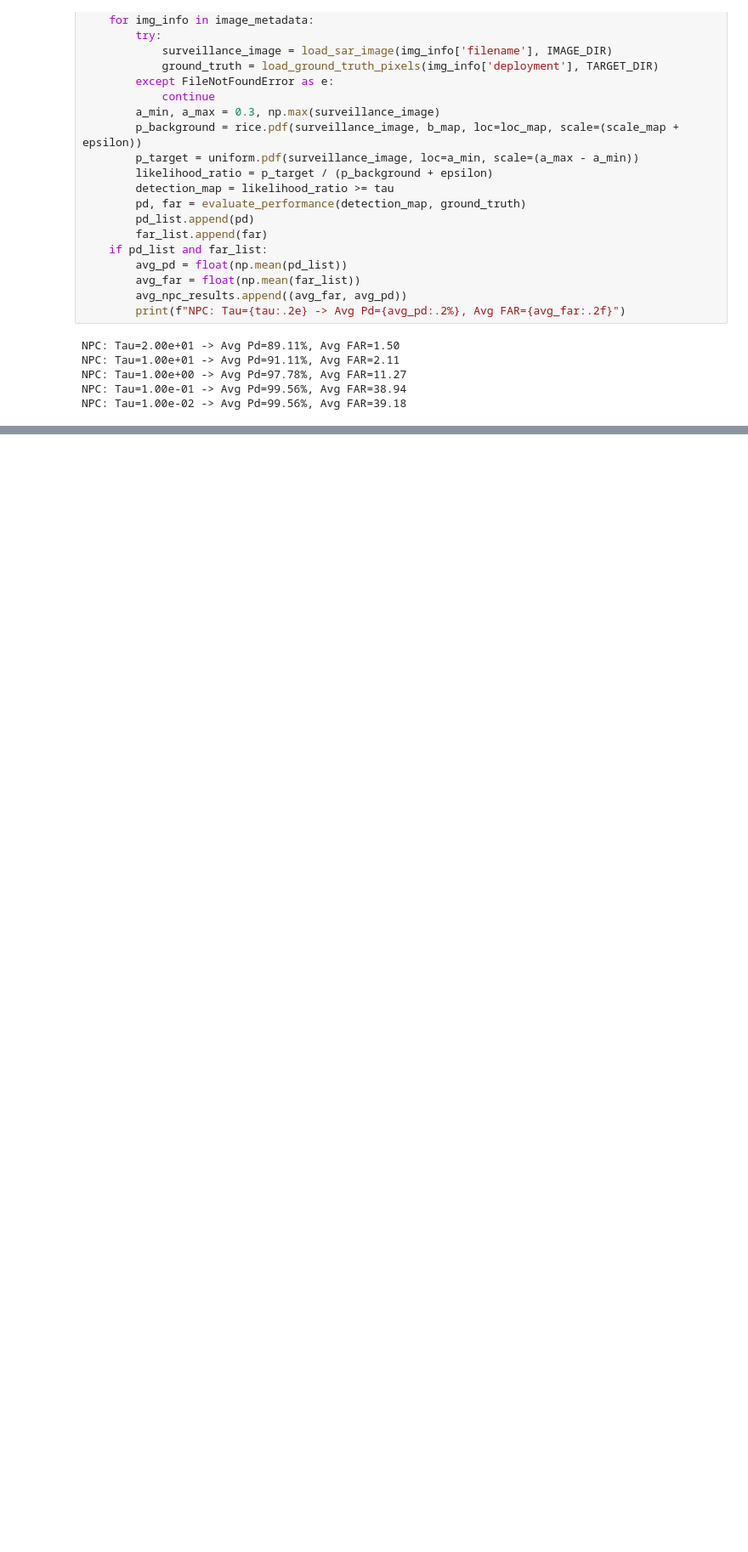
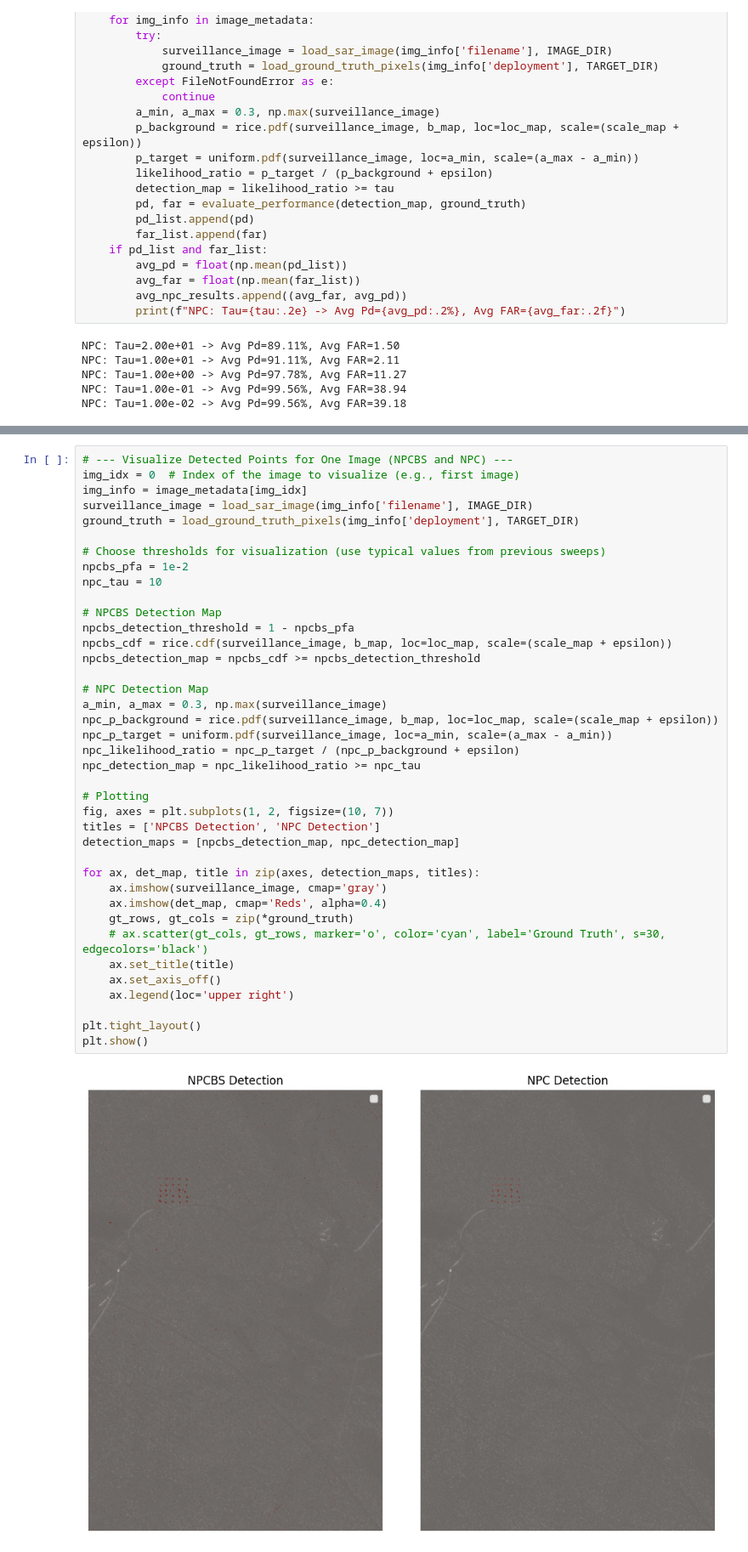
Before and after one commit to Hemanth-Mada/SAR_Images_Detection_Problem, a Jupyter notebook: CARABAS_VFH_CP/my_codes/detection_code_v8_6x9.ipynb, the cells around one changed output, grey strips where cells are left out. Shown at 85% size. Saved outputs shown, nothing was run; the diff lists cells and outputs as text; blank space fills up the shorter version.

```diff
--- a/CARABAS_VFH_CP/my_codes/detection_code_v8_6x9.ipynb
+++ b/CARABAS_VFH_CP/my_codes/detection_code_v8_6x9.ipynb
@@ -280,0 +281,41 @@ plt.show()
+# %%
+# --- Visualize Detected Points for One Image (NPCBS and NPC) ---
+img_idx = 0  # Index of the image to visualize (e.g., first image)
+img_info = image_metadata[img_idx]
+surveillance_image = load_sar_image(img_info['filename'], IMAGE_DIR)
+ground_truth = load_ground_truth_pixels(img_info['deployment'], TARGET_DIR)
+
+# Choose thresholds for visualization (use typical values from previous sweeps)
+npcbs_pfa = 1e-2
+npc_tau = 10
+
+# NPCBS Detection Map
+npcbs_detection_threshold = 1 - npcbs_pfa
+npcbs_cdf = rice.cdf(surveillance_image, b_map, loc=loc_map, scale=(scale_map + epsilon))
+npcbs_detection_map = npcbs_cdf >= npcbs_detection_threshold
+
+# NPC Detection Map
+a_min, a_max = 0.3, np.max(surveillance_image)
+npc_p_background = rice.pdf(surveillance_image, b_map, loc=loc_map, scale=(scale_map + epsilon))
+npc_p_target = uniform.pdf(surveillance_image, loc=a_min, scale=(a_max - a_min))
+npc_likelihood_ratio = npc_p_target / (npc_p_background + epsilon)
+npc_detection_map = npc_likelihood_ratio >= npc_tau
+
+# Plotting
+fig, axes = plt.subplots(1, 2, figsize=(10, 7))
+titles = ['NPCBS Detection', 'NPC Detection']
+detection_maps = [npcbs_detection_map, npc_detection_map]
+
+for ax, det_map, title in zip(axes, detection_maps, titles):
+    ax.imshow(surveillance_image, cmap='gray')
+    ax.imshow(det_map, cmap='Reds', alpha=0.4)
+    gt_rows, gt_cols = zip(*ground_truth)
+    # ax.scatter(gt_cols, gt_rows, marker='o', color='cyan', label='Ground Truth', s=30, edgecolors='black')
+    ax.set_title(title)
+    ax.set_axis_off()
+    ax.legend(loc='upper right')
+
+plt.tight_layout()
+plt.show()
+# %% [output]
+[figure, added]
```
Also changed, not shown: parts of 1 cell of this notebook, 1 other file.
